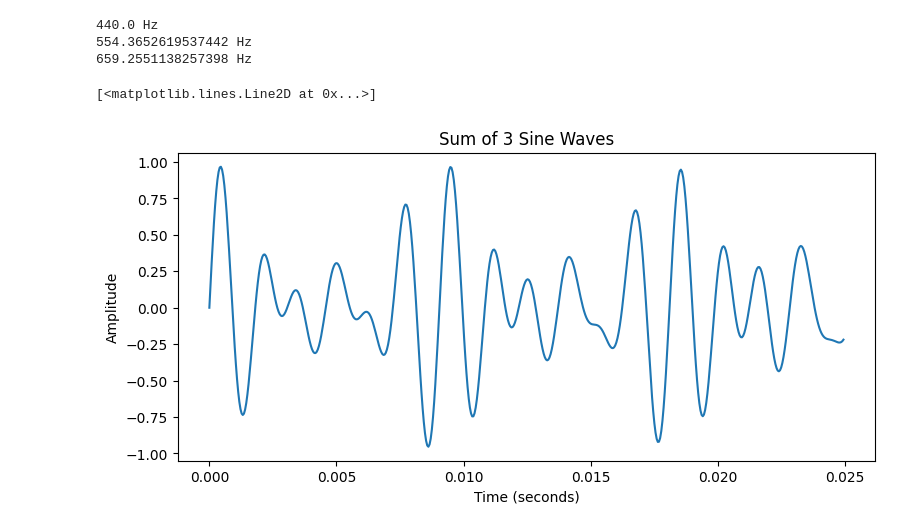
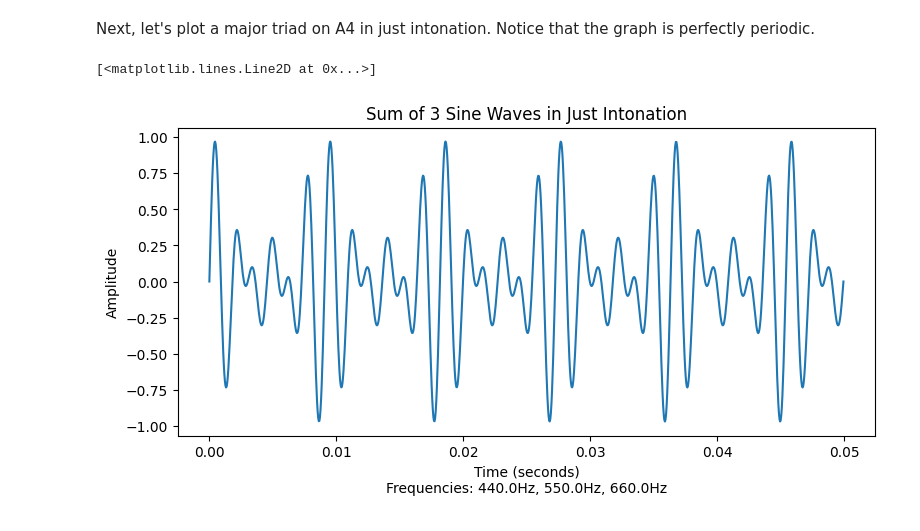
Before and after one commit to fleximeter/audio, a Jupyter notebook: notebooks/tuning.ipynb, the cells around one changed output. Drawn from its saved outputs; the diff is of its cells as text; code cells hidden in the pictures.

```diff
--- a/notebooks/tuning.ipynb
+++ b/notebooks/tuning.ipynb
@@ -3,29 +7,30 @@
+# %%
+import matplotlib.pyplot as plt
+import numpy as np
+
+def midicps(midi):
+    return 440 * 2 ** ((midi - 69) / 12)
+
+def sinewave(freq, sampling_rate, iphase, dur):
+    return np.sin(np.linspace(0, freq * dur * 2 * np.pi, int(sampling_rate * dur)) + iphase)
+
+SAMPLE_RATE = 22050
+# %% [markdown]
+Next, let's plot a major triad on A4 in just intonation. Notice that the graph is perfectly periodic.
 # %%
-import matplotlib.pyplot as plt
-import numpy as np
-
-def midicps(midi):
-    return 440 * 2 ** ((midi - 69) / 12)
-
-SAMPLE_RATE = 22050
-# freqs = [440, 440 * 5/4, 440 * 3/2]
-freqs = [midicps(69), midicps(73), midicps(76)]
+freqs = [440.0, 440 * 5/4, 440 * 3/2]
 phase = 0    # range: [0, 2pi)
-dur = 0.025  # seconds
+dur = 0.05  # seconds
 sig = np.zeros((int(SAMPLE_RATE * dur)))
 for freq in freqs:
-    sig += np.sin(np.linspace(0, freq * dur * 2 * np.pi, int(SAMPLE_RATE * dur)) + phase)
-    print(f"{freq} Hz")
+    sig += sinewave(freq, SAMPLE_RATE, phase, dur)
 sig /= len(freqs)
 fig, ax = plt.subplots()
 fig.set_size_inches(9, 4)
-ax.set_title(f"Sum of {len(freqs)} Sine Waves")
-ax.set_xlabel("Time (seconds)")
+ax.set_title(f"Sum of {len(freqs)} Sine Waves in Just Intonation")
+ax.set_xlabel(f"Time (seconds)\nFrequencies: {"Hz, ".join(map(lambda x: str(round(x, 2)), freqs))}Hz")
 ax.set_ylabel("Amplitude")
 ax.plot([i / SAMPLE_RATE for i in range(sig.shape[-1])], sig)
 # %% [output]
-440.0 Hz
-554.3652619537442 Hz
-659.2551138257398 Hz
+[<matplotlib.lines.Line2D at 0x...>]
-[<matplotlib.lines.Line2D at 0x...>]
-[figure, old version]
+[figure, new version]
```
Also changed, not shown: parts of 19 cells of this notebook.
